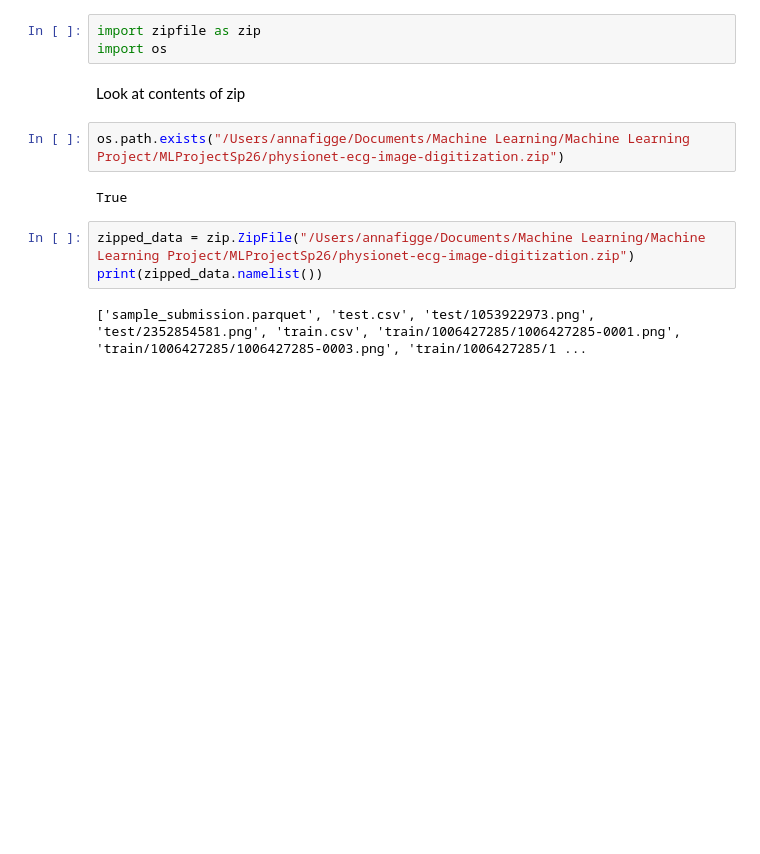
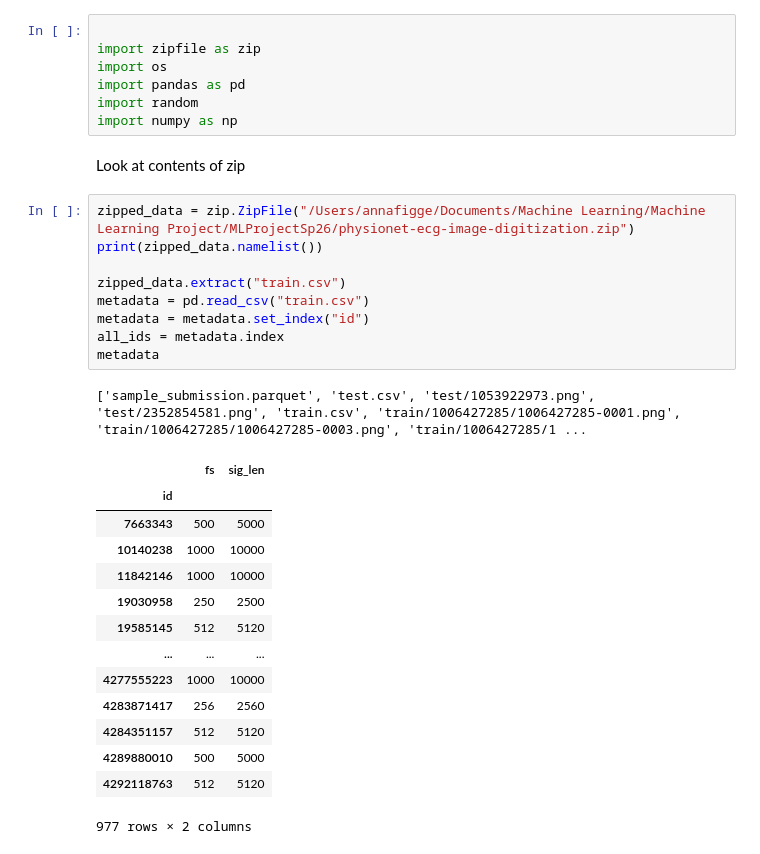
Before and after one commit to AFhmc/MLProjectSp26, a Jupyter notebook: DataDownload.ipynb, the cells around one changed output. Cells and saved outputs as stored; diff of their text form; blank space fills up the shorter version.

```diff
--- a/DataDownload.ipynb
+++ b/DataDownload.ipynb
@@ -1,14 +1,34 @@
 # %%
+
 import zipfile as zip
 import os
+import pandas as pd
+import random
+import numpy as np
 # %% [markdown]
 Look at contents of zip
-# %%
-os.path.exists("/Users/annafigge/Documents/Machine Learning/Machine Learning Project/MLProjectSp26/physionet-ecg-image-digitization.zip")
-# %% [output]
-True
 # %%
 zipped_data = zip.ZipFile("/Users/annafigge/Documents/Machine Learning/Machine Learning Project/MLProjectSp26/physionet-ecg-image-digitization.zip")
 print(zipped_data.namelist())
+
+zipped_data.extract("train.csv")
+metadata = pd.read_csv("train.csv")
+metadata = metadata.set_index("id")
+all_ids = metadata.index
+metadata
 # %% [output]
 ['sample_submission.parquet', 'test.csv', 'test/1053922973.png', 'test/2352854581.png', 'train.csv', 'train/1006427285/1006427285-0001.png', 'train/1006427285/1006427285-0003.png', 'train/1006427285/1 ...
+|  | fs | sig_len |
+| id |  |  |
+| 7663343 | 500 | 5000 |
+| 10140238 | 1000 | 10000 |
+| 11842146 | 1000 | 10000 |
+| 19030958 | 250 | 2500 |
+| 19585145 | 512 | 5120 |
+| ... | ... | ... |
+| 4277555223 | 1000 | 10000 |
+| 4283871417 | 256 | 2560 |
+| 4284351157 | 512 | 5120 |
+| 4289880010 | 500 | 5000 |
+| 4292118763 | 512 | 5120 |
+977 rows × 2 columns
```
Also changed, not shown: parts of 8 cells of this notebook, 1 other file.
